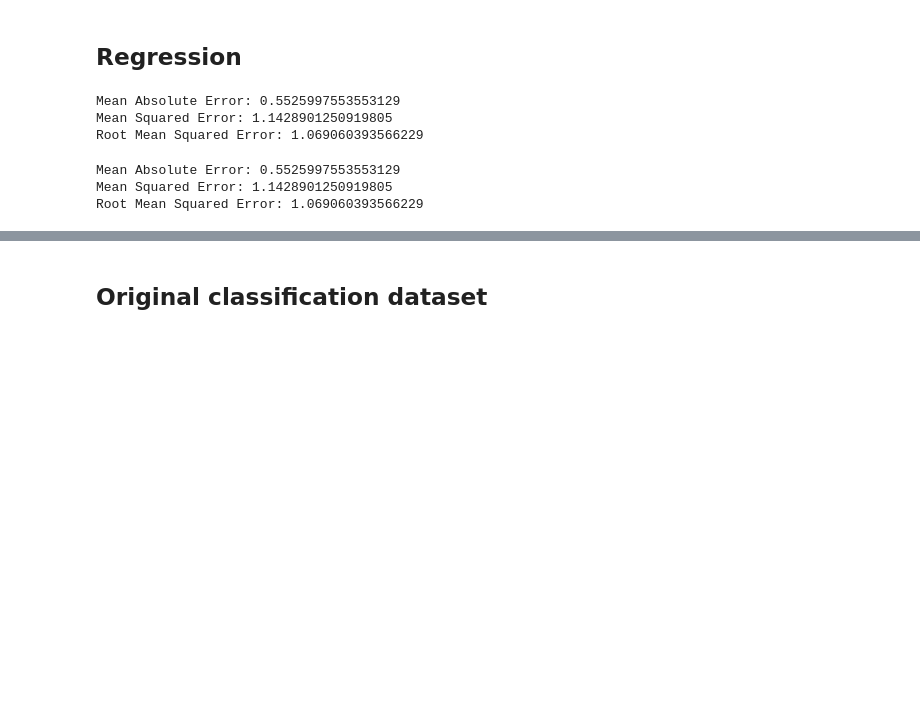
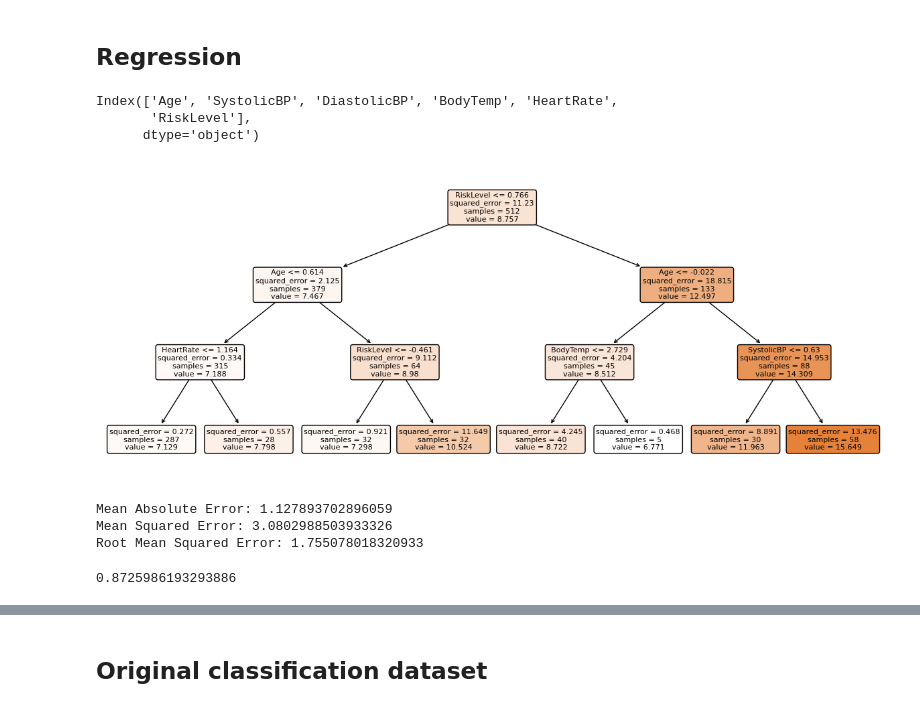
Before and after one commit to cassiasamp/logreg, a Jupyter notebook: notebooks/random-forest/random-forest.ipynb, the cells around one changed output, grey strips where cells are left out. Drawn from its saved outputs; the diff is of its cells as text; code cells hidden in the pictures; blank space fills up the shorter version.

```diff
--- a/notebooks/random-forest/random-forest.ipynb
+++ b/notebooks/random-forest/random-forest.ipynb
@@ -276,12 +276,19 @@ X_train, X_test, y_train, y_test = train_test_split(X, y,
 from sklearn.preprocessing import StandardScaler
 
 scaler = StandardScaler()
-X_train = scaler.fit_transform(X_train)
-X_test = scaler.transform(X_test)
+X_train_scaled = scaler.fit_transform(X_train)
+X_test_scaled = scaler.transform(X_test)
 # %%
 from sklearn.ensemble import RandomForestRegressor
 
 rfr = RandomForestRegressor(n_estimators=20,
-                                    random_state=SEED)
-rfr.fit(X_train, y_train)
-y_pred = rfr.predict(X_test)
+                            max_depth=3,
+                            random_state=SEED)
+rfr.fit(X_train_scaled, y_train)
+y_pred = rfr.predict(X_test_scaled)
+# %%
+X.columns
+# %% [output]
+Index(['Age', 'SystolicBP', 'DiastolicBP', 'BodyTemp', 'HeartRate',
+       'RiskLevel'],
+      dtype='object')
@@ -288,3 +304,17 @@ y_pred = rfr.predict(X_test)
+# %%
+from sklearn import tree
+
+features = X.columns
+first_tree = rfr.estimators_[0]
+
+plt.figure(figsize=(15,6))
+tree.plot_tree(first_tree,
+               feature_names=features,
+               fontsize=8,
+               filled=True,
+               rounded=True);
+# %% [output]
+[figure, added]
 # %%
 from sklearn import metrics
 
@@ -292,7 +322,11 @@ print('Mean Absolute Error:', metrics.mean_absolute_error(y_test, y_pred))
 print('Mean Squared Error:', metrics.mean_squared_error(y_test, y_pred))
 print('Root Mean Squared Error:', np.sqrt(metrics.mean_squared_error(y_test, y_pred)))
 # %% [output]
-Mean Absolute Error: 0.5525997553553129
-Mean Squared Error: 1.1428901250919805
-Root Mean Squared Error: 1.069060393566229
+Mean Absolute Error: 1.127893702896059
+Mean Squared Error: 3.0802988503933326
+Root Mean Squared Error: 1.755078018320933
+# %%
+((dataset['BS'].mean())*10)/100
+# %% [output]
+0.8725986193293886
 # %%
@@ -307,8 +341,4 @@ y_pred = rfr.predict(X_test)
 # %%
-print('Mean Absolute Error:', metrics.mean_absolute_error(y_test, y_pred))
-print('Mean Squared Error:', metrics.mean_squared_error(y_test, y_pred))
-print('Root Mean Squared Error:', np.sqrt(metrics.mean_squared_error(y_test, y_pred)))
+# print('Mean Absolute Error:', metrics.mean_absolute_error(y_test, y_pred))
+# print('Mean Squared Error:', metrics.mean_squared_error(y_test, y_pred))
+# print('Root Mean Squared Error:', np.sqrt(metrics.mean_squared_error(y_test, y_pred)))
-# %% [output]
-Mean Absolute Error: 0.5525997553553129
-Mean Squared Error: 1.1428901250919805
-Root Mean Squared Error: 1.069060393566229
```
Also changed, not shown: parts of 28 cells of this notebook.
